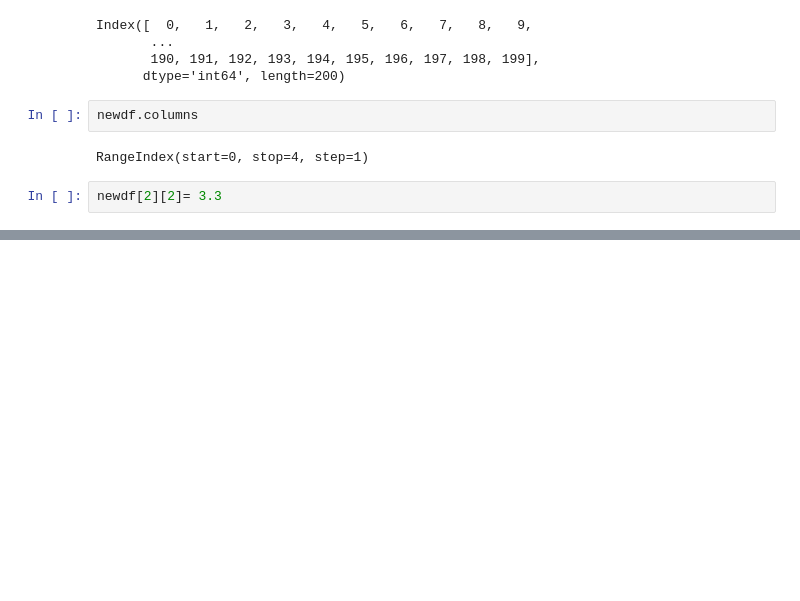
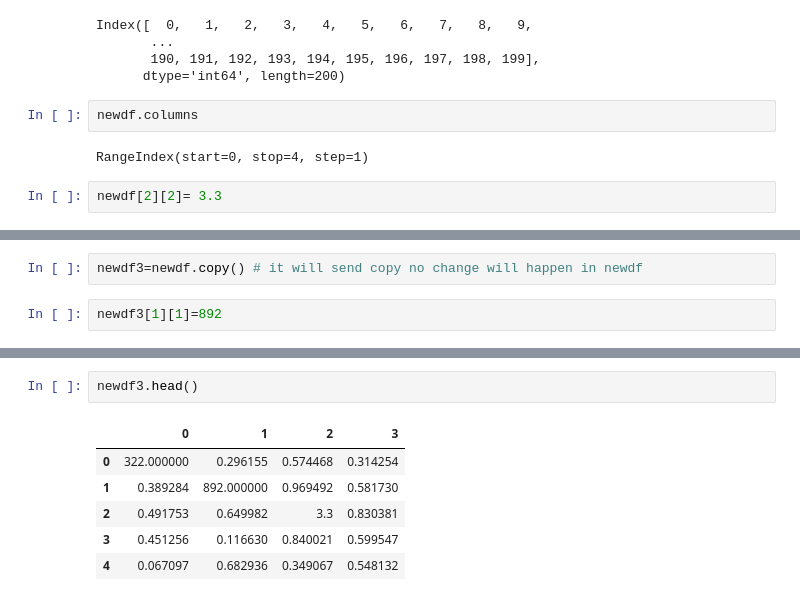
Before and after one commit to Aditya-KIT/Python-Jupyter, a Jupyter notebook: Pandas.ipynb, the cells around one changed output, grey strips where cells are left out. Saved outputs shown, nothing was run; the diff lists cells and outputs as text; blank space fills up the shorter version.

```diff
--- a/Pandas.ipynb
+++ b/Pandas.ipynb
@@ -281,0 +369,4 @@ newdf.head()
+# %%
+newdf3=newdf.copy() # it will send copy no change will happen in newdf
+# %%
+newdf3[1][1]=892
@@ -281,0 +388,9 @@ newdf.head()
+# %%
+newdf3.head()
+# %% [output]
+|  | 0 | 1 | 2 | 3 |
+| 0 | 322.000000 | 0.296155 | 0.574468 | 0.314254 |
+| 1 | 0.389284 | 892.000000 | 0.969492 | 0.581730 |
+| 2 | 0.491753 | 0.649982 | 3.3 | 0.830381 |
+| 3 | 0.451256 | 0.116630 | 0.840021 | 0.599547 |
+| 4 | 0.067097 | 0.682936 | 0.349067 | 0.548132 |
```
Also changed, not shown: parts of 18 cells of this notebook.
